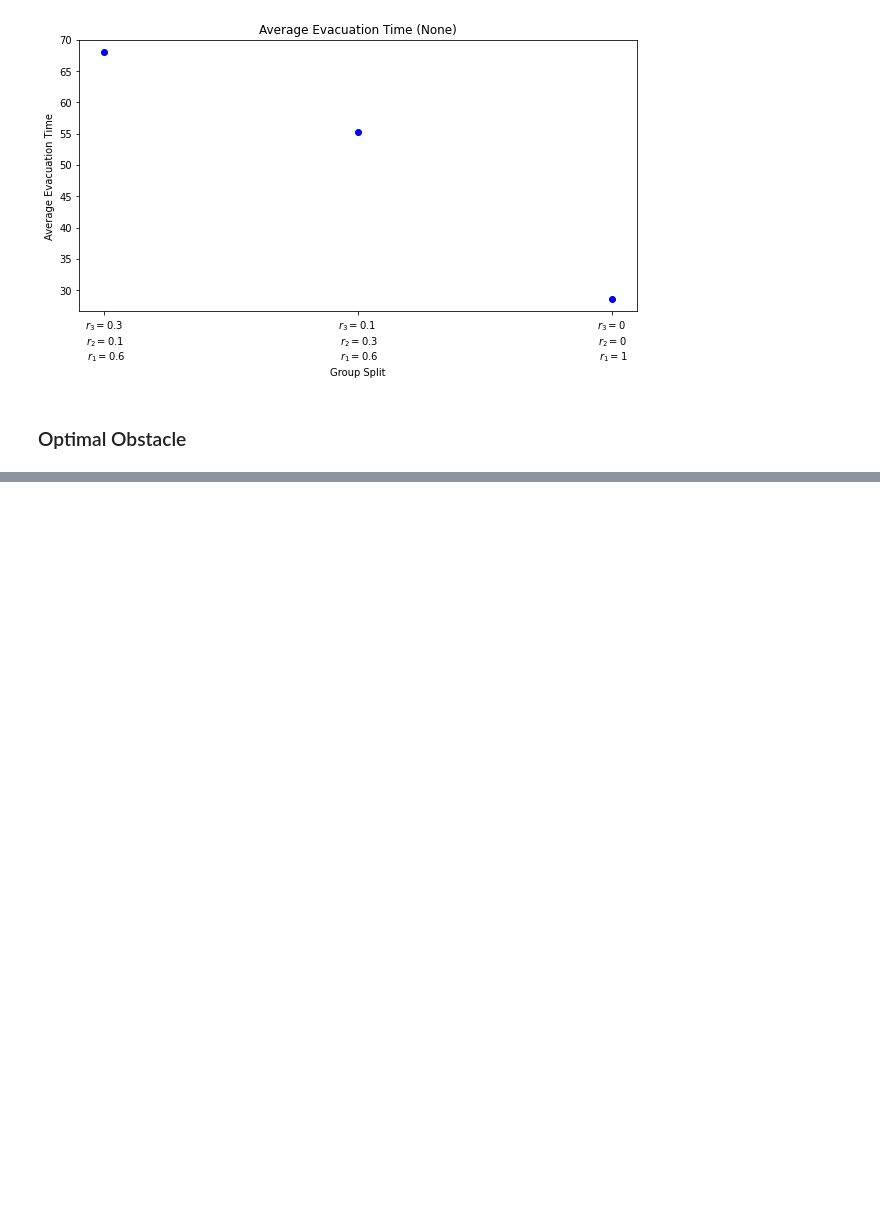
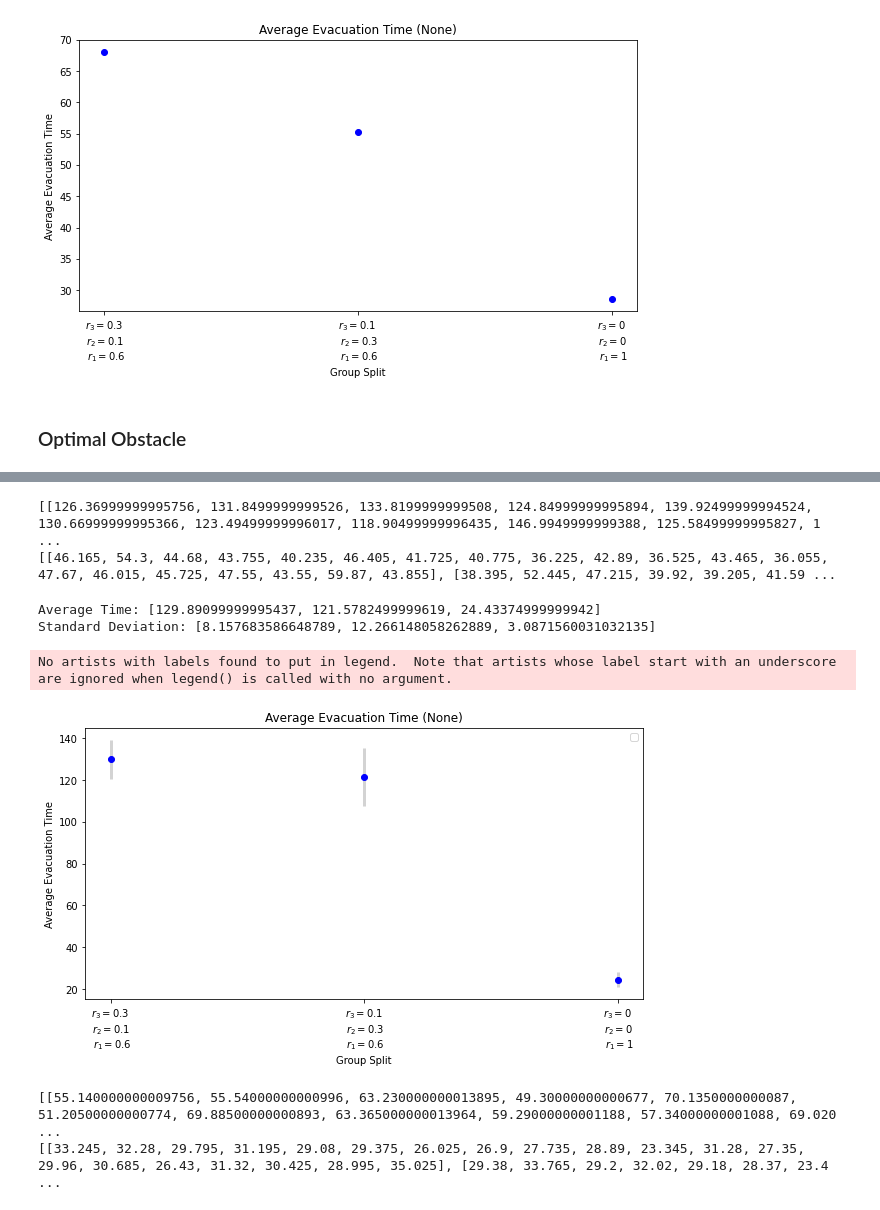
Before and after one commit to ann0215/ABM, a Jupyter notebook: update/experiment.ipynb, the cells around one changed output, grey strips where cells are left out. Cells and saved outputs as stored; diff of their text form; code cells hidden in the pictures; blank space fills up the shorter version.

```diff
--- a/update/experiment.ipynb
+++ b/update/experiment.ipynb
@@ -441,7 +527,7 @@ group_split = [(0.3, 0.1, 0.6), (0.1, 0.3, 0.6), (0, 0, 1)]
 A_p=998.97
 A_o=998.97
 B=-0.08
-beta1=0.5
+beta1=1
 beta2=3
 # %% [markdown]
 ### No Obstacle
@@ -449,7 +535,7 @@ beta2=3
 time_list_g_noobs = []
 time_perct_list_g_noobs = []
 for (r_3, r_2, r_1) in group_split:
-    for seed in range(1):
+    for seed in range(20):
         time_list = []
         time_perct_list = []
         if (seed+1)%5==0:
@@ -459,8 +545,8 @@ for (r_3, r_2, r_1) in group_split:
                                           N, delta_time, seed, gui_display=False)
         time_list.append(time)
         time_perct_list.append(time_perct)
-    time_list_g_noobs.append(np.mean(time_list))
-    time_perct_list_g_noobs.append(np.mean(time_perct_list))
+    time_list_g_noobs.append(time_list)
+    time_perct_list_g_noobs.append(time_perct_list)
 # %%
 print(time_list_g_noobs)
 print(time_perct_list_g_noobs)
@@ -484,9 +570,10 @@ optimal_obs = barrier_set_noobs + [(26-d-4, 8), (26-d, 9)]
 time_list_g_yesobs = []
 time_perct_list_g_yesobs = []
 for (r_3, r_2, r_1) in group_split:
+    time_list = []
+    time_perct_list = []
+    print(f"r3={r_3}, r2={r_2}, r1={r_1}:")
     for seed in range(20):
-        time_list = []
-        time_perct_list = []
         if (seed+1)%5==0:
             print(f"No.{seed+1} Simulation")
         time, time_perct = one_simulation(optimal_obs, percent_threshold,
@@ -494,5 +581,5 @@ for (r_3, r_2, r_1) in group_split:
                                           N, delta_time, seed, gui_display=False)
         time_list.append(time)
         time_perct_list.append(time_perct)
-    time_list_g_yesobs.append(np.mean(time_list))
-    time_perct_list_g_yesobs.append(np.mean(time_perct_list))
+    time_list_g_yesobs.append(time_list)
+    time_perct_list_g_yesobs.append(time_perct_list)
@@ -502,5 +602,35 @@ print(time_perct_list_g_yesobs)
+# %%
+# beta1=1
+# Here print for back-up
+print(time_list_g_yesobs)
+print(time_perct_list_g_yesobs)
+# %% [output]
+[[126.36999999995756, 131.8499999999526, 133.8199999999508, 124.84999999995894, 139.92499999994524, 130.66999999995366, 123.49499999996017, 118.90499999996435, 146.9949999999388, 125.58499999995827, 1 ...
+[[46.165, 54.3, 44.68, 43.755, 40.235, 46.405, 41.725, 40.775, 36.225, 42.89, 36.525, 43.465, 36.055, 47.67, 46.015, 45.725, 47.55, 43.55, 59.87, 43.855], [38.395, 52.445, 47.215, 39.92, 39.205, 41.59 ...
+# %%
+means = []
+stds = []
+for i in range(len(time_list_g_yesobs)):
+    means.append(np.mean(time_list_g_yesobs[i]))
+    stds.append(np.std(time_list_g_yesobs[i]))
+print(f"Average Time: {means}")
+print(f"Standard Deviation: {stds}")
+# %% [output]
+Average Time: [129.89099999995437, 121.5782499999619, 24.43374999999942]
+Standard Deviation: [8.157683586648789, 12.266148058262889, 3.0871560031032135]
 # %%
 x_axis = ["$r_3=0.3$ \n $r_2=0.1$ \n $r_1=0.6$",
                  "$r_3=0.1$ \n $r_2=0.3$ \n $r_1=0.6$",
                  "$r_3=0$ \n $r_2=0$ \n $r_1=1$"]
-plot_with_ci(time_list_g_noobs, x_axis, None, None, xlabel='Group Split', ylabel='Average Evacuation Time')
+plot_with_ci(time_list_g_yesobs, x_axis, None, None, xlabel='Group Split', ylabel='Average Evacuation Time')
+# %% [output]
+No artists with labels found to put in legend.  Note that artists whose label start with an underscore are ignored when legend() is called with no argument.
+[figure, added]
+# %%
+# beta1=0.5
+# Here print for back-up
+print(time_list_g_yesobs)
+print(time_perct_list_g_yesobs)
+# %% [output]
+[[55.140000000009756, 55.54000000000996, 63.230000000013895, 49.30000000000677, 70.1350000000087, 51.20500000000774, 69.88500000000893, 63.365000000013964, 59.29000000001188, 57.34000000001088, 69.020 ...
+[[33.245, 32.28, 29.795, 31.195, 29.08, 29.375, 26.025, 26.9, 27.735, 28.89, 23.345, 31.28, 27.35, 29.96, 30.685, 26.43, 31.32, 30.425, 28.995, 35.025], [29.38, 33.765, 29.2, 32.02, 29.18, 28.37, 23.4 ...
```
Also changed, not shown: parts of 28 cells of this notebook, 7 other files.
